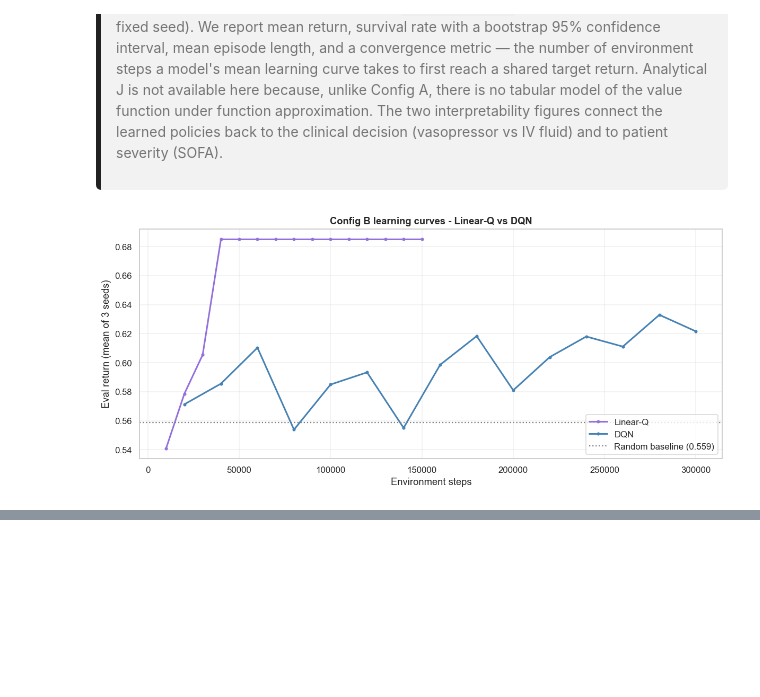
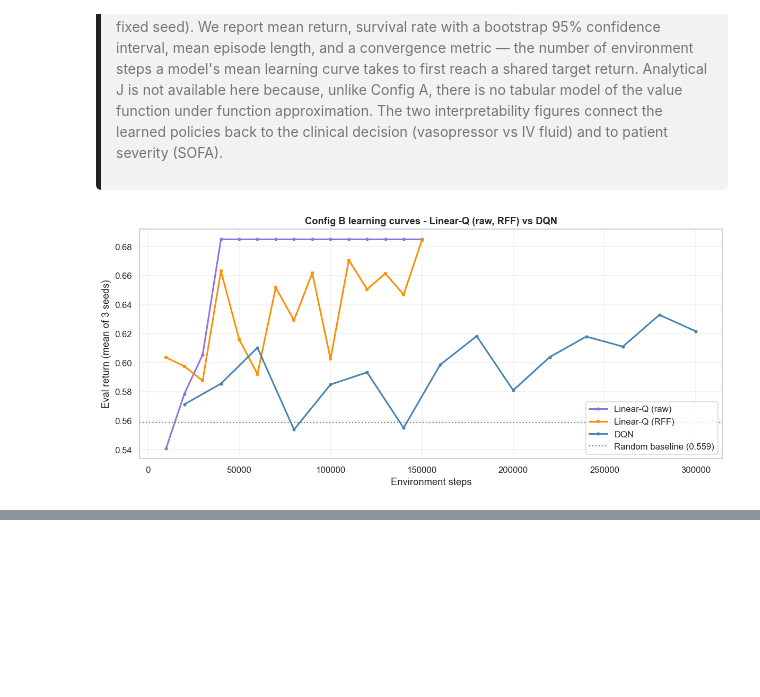
Before and after one commit to SamuelBraun/reinforcement-learning-sepsis, a Jupyter notebook: rl_sepsis_project.ipynb, the cells around one changed output, grey strips where cells are left out. Saved outputs shown, nothing was run; the diff lists cells and outputs as text; code cells hidden in the pictures.

```diff
--- a/rl_sepsis_project.ipynb
+++ b/rl_sepsis_project.ipynb
@@ -1629,0 +1759,2 @@ plot_learning_curve(linq_runs, 'mediumpurple', 'Linear Q-learning', 'configB_lin
+# %%
+plot_learning_curve(linq_rff_runs, 'darkorange', 'Linear Q-learning (RFF)', 'configB_linq_rff_curve.png', baseline=clinical_rand_mean, plots_dir=PLOTS_DIR)
@@ -1795,20 +1940,22 @@ plot_learning_curve(dqn_runs, 'steelblue', 'DQN', 'configB_dqn_curve.png', basel
 </div>
 # %%
 linq_curve = mean_curve(linq_runs)
+linq_rff_curve = mean_curve(linq_rff_runs)
 dqn_curve = mean_curve(dqn_runs)
 
 fig, ax = plt.subplots(figsize=(11, 5))
-ax.plot(linq_runs[0]['snapshot_steps'], linq_curve, color='mediumpurple', linewidth=2.0, marker='o', markersize=3, label='Linear-Q')
+ax.plot(linq_runs[0]['snapshot_steps'], linq_curve, color='mediumpurple', linewidth=2.0, marker='o', markersize=3, label='Linear-Q (raw)')
+ax.plot(linq_rff_runs[0]['snapshot_steps'], linq_rff_curve, color='darkorange', linewidth=2.0, marker='s', markersize=3, label='Linear-Q (RFF)')
 ax.plot(dqn_runs[0]['snapshot_steps'], dqn_curve, color='steelblue', linewidth=2.0, marker='o', markersize=3, label='DQN')
 ax.axhline(clinical_rand_mean, color='gray', linestyle=':', linewidth=1.5, label=f'Random baseline ({clinical_rand_mean:.3f})')
 ax.set_xlabel('Environment steps')
 ax.set_ylabel('Eval return (mean of 3 seeds)')
-ax.set_title('Config B learning curves - Linear-Q vs DQN', fontweight='bold')
+ax.set_title('Config B learning curves - Linear-Q (raw, RFF) vs DQN', fontweight='bold')
 ax.legend(loc='lower right')
 ax.grid(True, alpha=0.3)
 plt.tight_layout()
 plt.savefig(f'{PLOTS_DIR}/configB_learning_curves.png', bbox_inches='tight')
 plt.show()
 # %% [output]
-[figure, old version]
+[figure, new version]
 # %%
```
Also changed, not shown: parts of 12 cells of this notebook, 9 other files.
